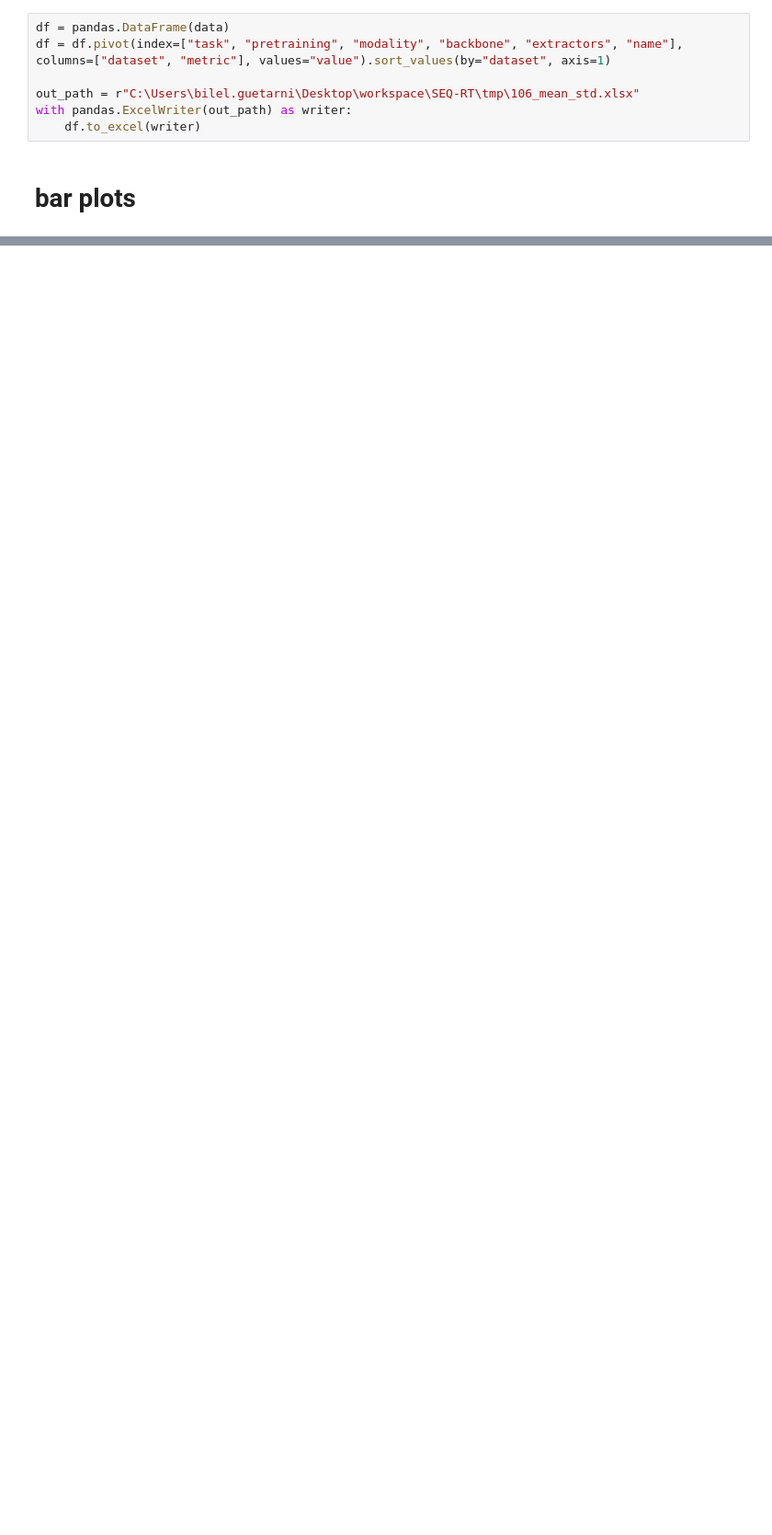
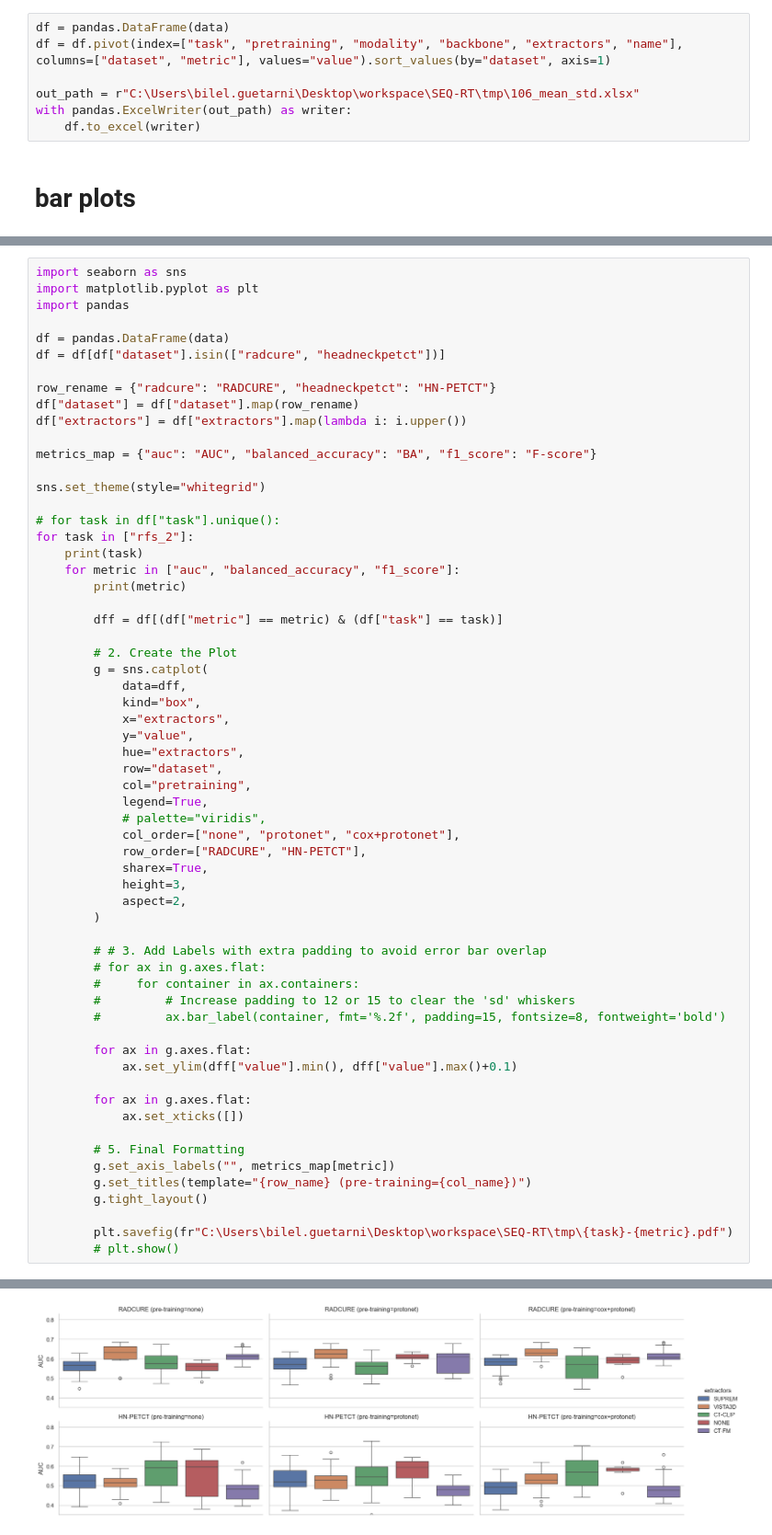
Before and after one commit to bguetarni/3DCT-VFM-benchmark, a Jupyter notebook: aiihc2026.ipynb, the cells around one changed output, grey strips where cells are left out. Shown at 92% size. Saved outputs shown, nothing was run; the diff lists cells and outputs as text; blank space fills up the shorter version.

```diff
--- a/aiihc2026.ipynb
+++ b/aiihc2026.ipynb
@@ -364,0 +453,62 @@ for task in ["rfs_2"]:
+# %%
+import seaborn as sns
+import matplotlib.pyplot as plt
+import pandas
+
+df = pandas.DataFrame(data)
+df = df[df["dataset"].isin(["radcure", "headneckpetct"])]
+
+row_rename = {"radcure": "RADCURE", "headneckpetct": "HN-PETCT"}
+df["dataset"] = df["dataset"].map(row_rename)
+df["extractors"] = df["extractors"].map(lambda i: i.upper())
+
+metrics_map = {"auc": "AUC", "balanced_accuracy": "BA", "f1_score": "F-score"}
+
+sns.set_theme(style="whitegrid")
+
+# for task in df["task"].unique():
+for task in ["rfs_2"]:
+    print(task)
+    for metric in ["auc", "balanced_accuracy", "f1_score"]:
+        print(metric)
+
+        dff = df[(df["metric"] == metric) & (df["task"] == task)]
+
+        # 2. Create the Plot
+        g = sns.catplot(
+            data=dff,
+            kind="box",
+            x="extractors",
+            y="value",
+            hue="extractors",
+            row="dataset",
+            col="pretraining",
+            legend=True,
+            # palette="viridis",
+            col_order=["none", "protonet", "cox+protonet"],
+            row_order=["RADCURE", "HN-PETCT"],
+            sharex=True,
+            height=3,
+            aspect=2,
+        )
+
+        # # 3. Add Labels with extra padding to avoid error bar overlap
+        # for ax in g.axes.flat:
+        #     for container in ax.containers:
+        #         # Increase padding to 12 or 15 to clear the 'sd' whiskers
+        #         ax.bar_label(container, fmt='%.2f', padding=15, fontsize=8, fontweight='bold')
+
+        for ax in g.axes.flat:
+            ax.set_ylim(dff["value"].min(), dff["value"].max()+0.1)
+
+        for ax in g.axes.flat:
+            ax.set_xticks([])
+
+        # 5. Final Formatting
+        g.set_axis_labels("", metrics_map[metric])
+        g.set_titles(template="{row_name} (pre-training={col_name})")
+        g.tight_layout()
+
+        plt.savefig(fr"C:\Users\bilel.guetarni\Desktop\workspace\SEQ-RT\tmp\{task}-{metric}.pdf")
+        # plt.show()
+# %% [output]
@@ -364,0 +519 @@ for task in ["rfs_2"]:
+[figure, added]
```
Also changed, not shown: parts of 6 cells of this notebook, 1 other file.
